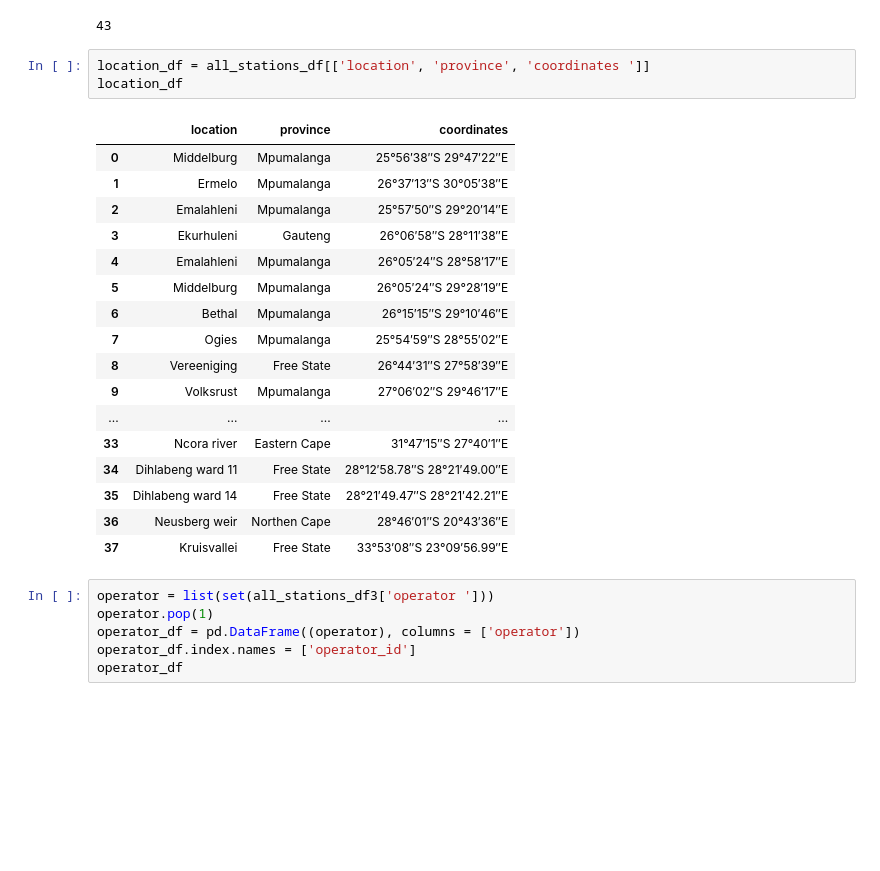
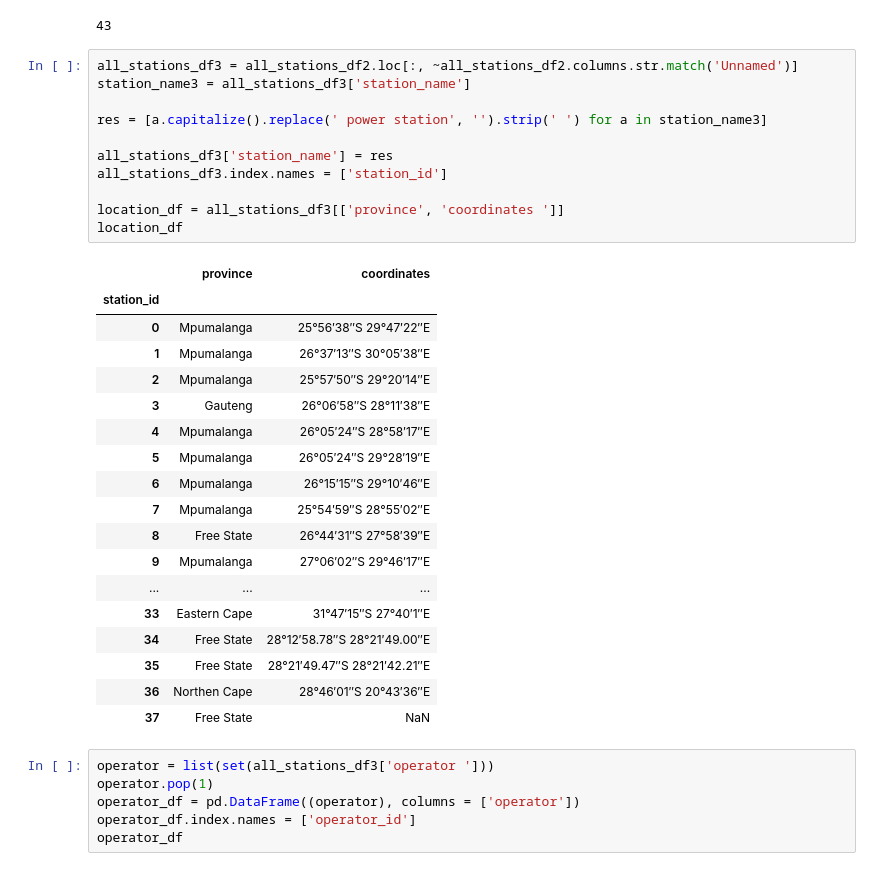
Before and after one commit to Kaekaefx/Group5_Gather_Predict, a Jupyter notebook: new_database.ipynb, the cells around one changed output. Cells and saved outputs as stored; diff of their text form; blank space fills up the shorter version.

```diff
--- a/new_database.ipynb
+++ b/new_database.ipynb
@@ -184,27 +277,36 @@ dtype: int64
 stations_table_df['station_name'].nunique()
 # %% [output]
 43
-# %%
-location_df = all_stations_df[['location', 'province', 'coordinates ']]
-location_df
-# %% [output]
-|  | location | province | coordinates |
-| 0 | Middelburg | Mpumalanga | 25°56′38″S 29°47′22″E |
-| 1 | Ermelo | Mpumalanga | 26°37′13″S 30°05′38″E |
-| 2 | Emalahleni | Mpumalanga | 25°57′50″S 29°20′14″E |
-| 3 | Ekurhuleni | Gauteng | 26°06′58″S 28°11′38″E |
-| 4 | Emalahleni | Mpumalanga | 26°05′24″S 28°58′17″E |
-| 5 | Middelburg | Mpumalanga | 26°05′24″S 29°28′19″E |
-| 6 | Bethal | Mpumalanga | 26°15′15″S 29°10′46″E |
-| 7 | Ogies | Mpumalanga | 25°54′59″S 28°55′02″E |
-| 8 | Vereeniging | Free State | 26°44′31″S 27°58′39″E |
-| 9 | Volksrust | Mpumalanga | 27°06′02″S 29°46′17″E |
-| ... | ... | ... | ... |
-| 33 | Ncora river | Eastern Cape | 31°47′15″S 27°40′1″E |
-| 34 | Dihlabeng ward 11 | Free State | 28°12′58.78″S 28°21′49.00″E |
-| 35 | Dihlabeng ward 14 | Free State | 28°21′49.47″S 28°21′42.21″E |
-| 36 | Neusberg weir | Northen Cape | 28°46′01″S 20°43′36″E |
-| 37 | Kruisvallei | Free State | 33°53′08″S 23°09′56.99″E |
+# %%
+all_stations_df3 = all_stations_df2.loc[:, ~all_stations_df2.columns.str.match('Unnamed')]
+station_name3 = all_stations_df3['station_name']
+
+res = [a.capitalize().replace(' power station', '').strip(' ') for a in station_name3]
+
+all_stations_df3['station_name'] = res
+all_stations_df3.index.names = ['station_id']
+
+location_df = all_stations_df3[['province', 'coordinates ']]
+location_df
+# %% [output]
+|  | province | coordinates |
+| station_id |  |  |
+| 0 | Mpumalanga | 25°56′38″S 29°47′22″E |
+| 1 | Mpumalanga | 26°37′13″S 30°05′38″E |
+| 2 | Mpumalanga | 25°57′50″S 29°20′14″E |
+| 3 | Gauteng | 26°06′58″S 28°11′38″E |
+| 4 | Mpumalanga | 26°05′24″S 28°58′17″E |
+| 5 | Mpumalanga | 26°05′24″S 29°28′19″E |
+| 6 | Mpumalanga | 26°15′15″S 29°10′46″E |
+| 7 | Mpumalanga | 25°54′59″S 28°55′02″E |
+| 8 | Free State | 26°44′31″S 27°58′39″E |
+| 9 | Mpumalanga | 27°06′02″S 29°46′17″E |
+| ... | ... | ... |
+| 33 | Eastern Cape | 31°47′15″S 27°40′1″E |
+| 34 | Free State | 28°12′58.78″S 28°21′49.00″E |
+| 35 | Free State | 28°21′49.47″S 28°21′42.21″E |
+| 36 | Northen Cape | 28°46′01″S 20°43′36″E |
+| 37 | Free State | NaN |
 # %%
 operator = list(set(all_stations_df3['operator ']))
 operator.pop(1)
```
Also changed, not shown: parts of 8 cells of this notebook.
